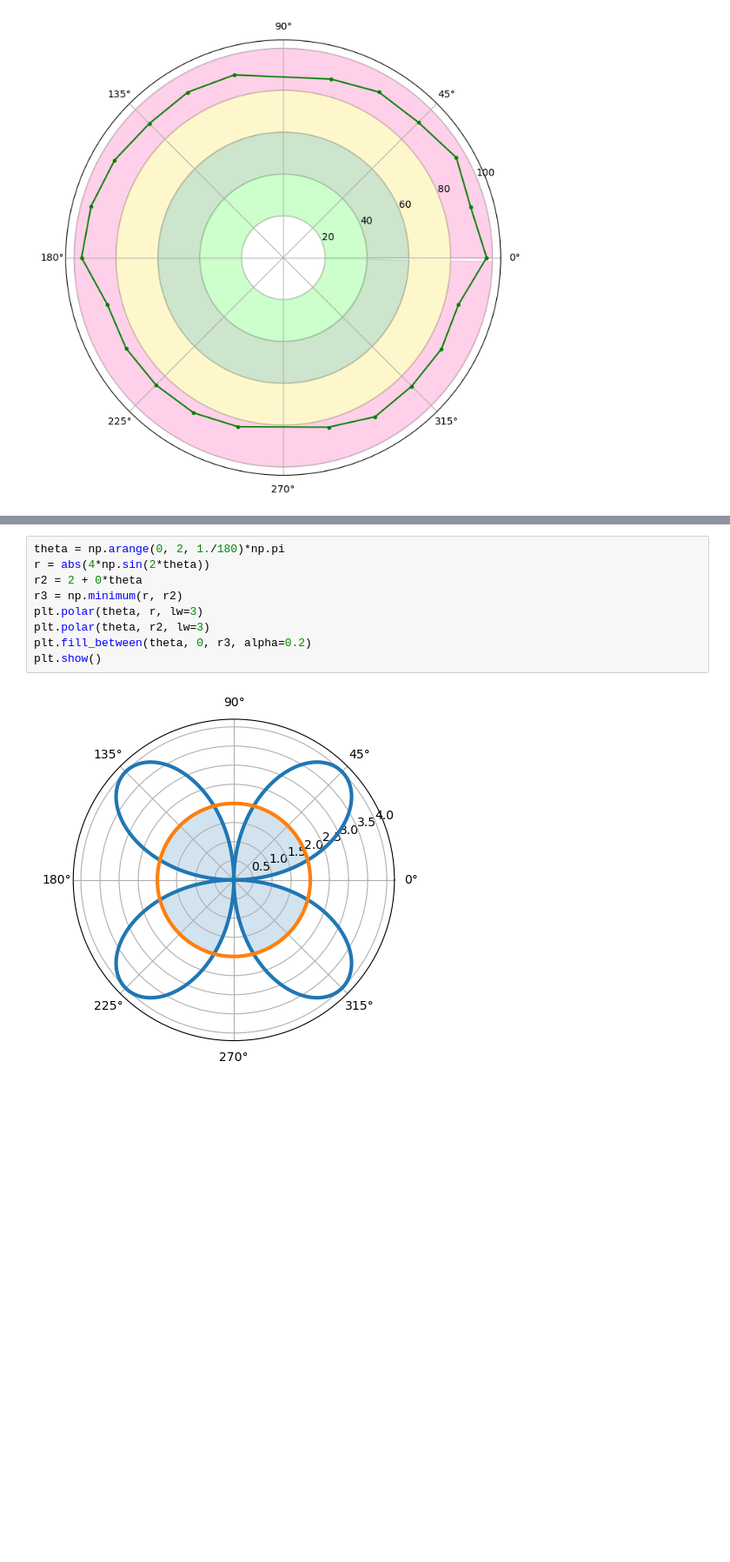
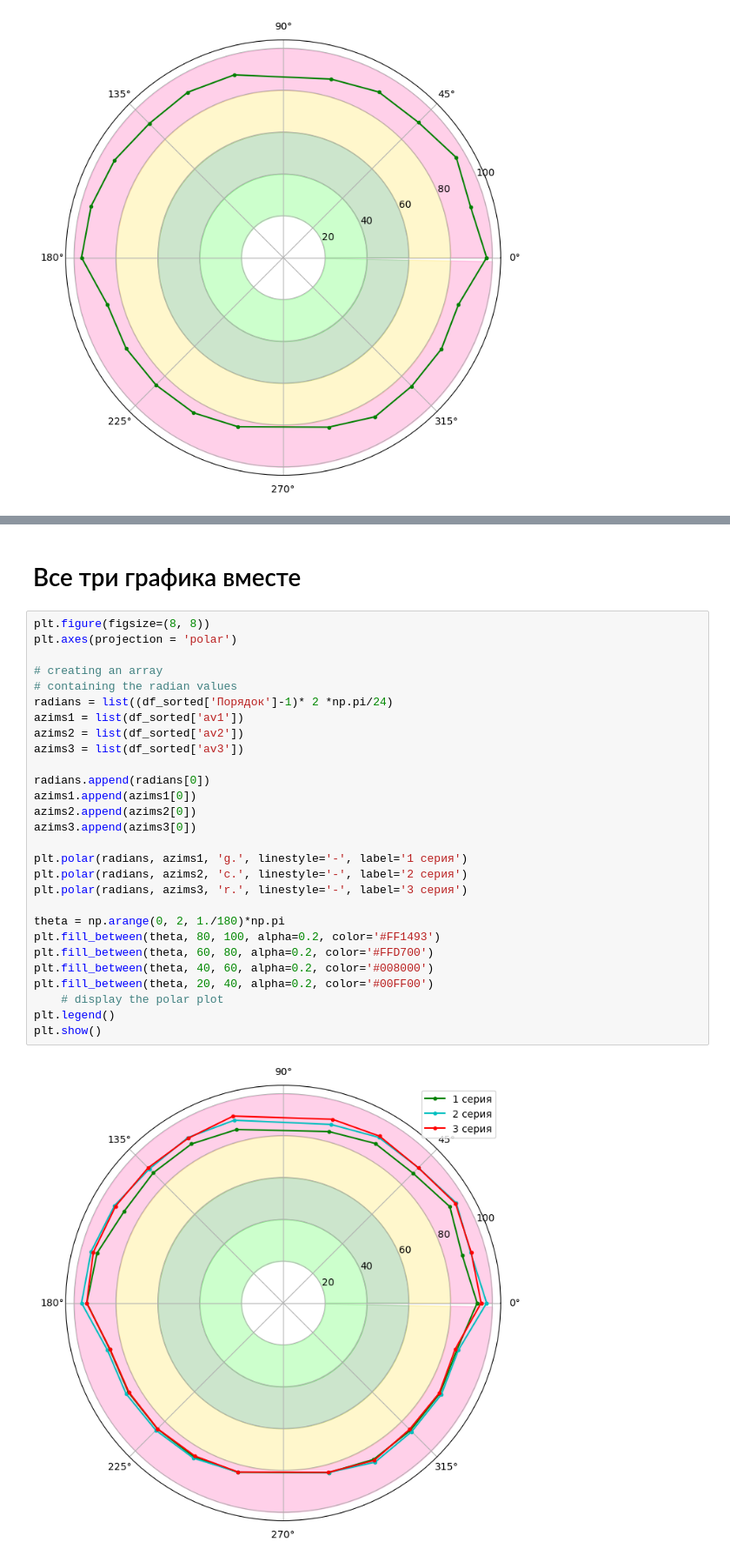
Before and after one commit to catauggie/first-expirience, a Jupyter notebook: Работа с полярными координатами.ipynb, the cells around one changed output, grey strips where cells are left out. Shown at 87% size. Drawn from its saved outputs; the diff is of its cells as text; blank space fills up the shorter version.

```diff
--- a/Работа с полярными координатами.ipynb
+++ b/Работа с полярными координатами.ipynb
@@ -167,11 +153,32 @@ plt.show()
-# %%
-theta = np.arange(0, 2, 1./180)*np.pi
-r = abs(4*np.sin(2*theta))
-r2 = 2 + 0*theta
-r3 = np.minimum(r, r2)
-plt.polar(theta, r, lw=3)
-plt.polar(theta, r2, lw=3)
-plt.fill_between(theta, 0, r3, alpha=0.2)
-plt.show()
-# %% [output]
-[figure, removed]
+# %% [markdown]
+# Все три графика вместе
+# %%
+plt.figure(figsize=(8, 8))
+plt.axes(projection = 'polar')
+
+# creating an array
+# containing the radian values
+radians = list((df_sorted['Порядок']-1)* 2 *np.pi/24)
+azims1 = list(df_sorted['av1'])
+azims2 = list(df_sorted['av2'])
+azims3 = list(df_sorted['av3'])
+
+radians.append(radians[0])
+azims1.append(azims1[0])
+azims2.append(azims2[0])
+azims3.append(azims3[0])
+
+plt.polar(radians, azims1, 'g.', linestyle='-', label='1 серия')
+plt.polar(radians, azims2, 'c.', linestyle='-', label='2 серия')
+plt.polar(radians, azims3, 'r.', linestyle='-', label='3 серия')
+
+theta = np.arange(0, 2, 1./180)*np.pi
+plt.fill_between(theta, 80, 100, alpha=0.2, color='#FF1493')
+plt.fill_between(theta, 60, 80, alpha=0.2, color='#FFD700')
+plt.fill_between(theta, 40, 60, alpha=0.2, color='#008000')
+plt.fill_between(theta, 20, 40, alpha=0.2, color='#00FF00')
+    # display the polar plot
+plt.legend()
+plt.show()
+# %% [output]
+[figure, added]
```
Also changed, not shown: parts of 11 cells of this notebook.
